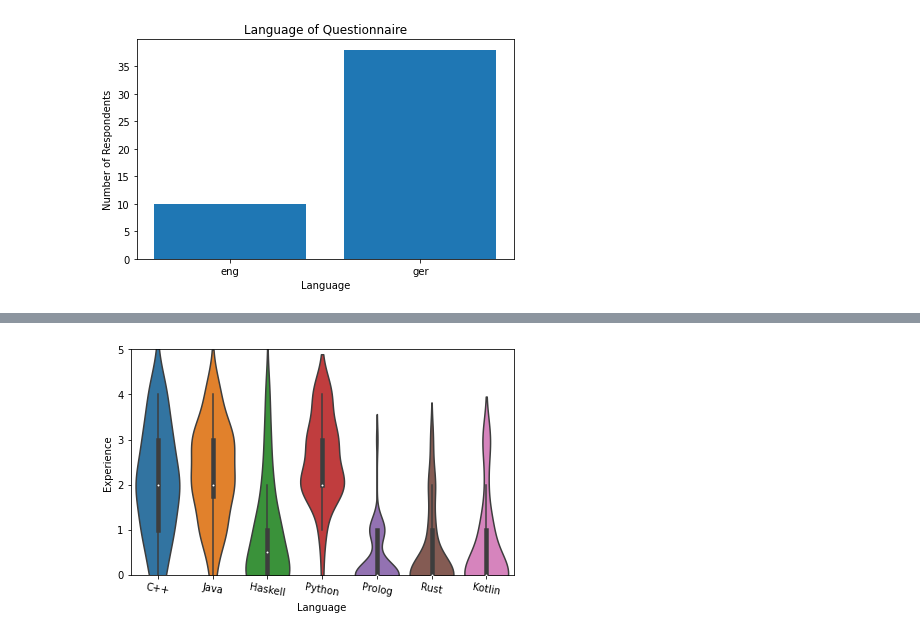
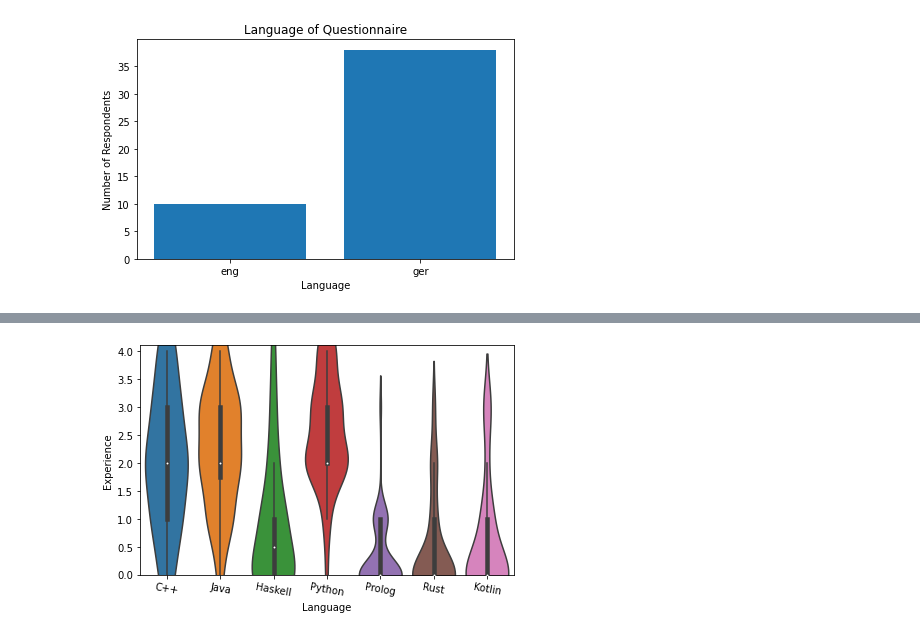
Before and after one commit to Sonaion/bachelor-arbeit, a Jupyter notebook: DataEvaluation/Demographics_01.ipynb, the cells around one changed output, grey strips where cells are left out. Drawn from its saved outputs; the diff is of its cells as text; code cells hidden in the pictures.

Commit message:
updated demographics

```diff
--- a/DataEvaluation/Demographics_01.ipynb
+++ b/DataEvaluation/Demographics_01.ipynb
@@ -17,7 +18,7 @@ if not os.path.exists('./results/demographics'):
 # %%
 df = pd.read_csv('./data/preprocessed_total_data.csv')
 # %%
-def plot_experience(prefix_of_experience, column, df_raw, y_lim=None, path=None):
+def plot_experience(prefix_of_experience, column, df_raw, y_lim=None, path=None, show=True):
     df_programming_lang = df_raw[[column]]
     df_programming_lang.loc[:, column] = df_programming_lang[column].dropna().astype({column: int})
     tmp = dict(df_programming_lang.value_counts().sort_index())
@@ -57,11 +58,14 @@ def plot_experience(prefix_of_experience, column, df_raw, y_lim=None, path=None)
     plt.tight_layout()
     if path is not None:
         plt.savefig(path)
-    plt.show()
+    if show:
+        plt.show()
+    else:
+        plt.close()
     return names, counts
 
 
-def plot_self_assessment(prefix_of_experience, column, df_raw, y_lim=None, path=None):
+def plot_self_assessment(prefix_of_experience, column, df_raw, y_lim=None, path=None, show=True):
     df_programming_lang = df_raw[[column]]
     df_programming_lang.loc[:, column] = df_programming_lang[column].dropna().astype({column: int})
     tmp = dict(df_programming_lang.value_counts().sort_index())
@@ -101,7 +105,10 @@ def plot_self_assessment(prefix_of_experience, column, df_raw, y_lim=None, path=
     plt.tight_layout()
     if path is not None:
         plt.savefig(path)
-    plt.show()
+    if show:
+        plt.show()
+    else:
+        plt.close()
     return names, counts
 # %%
 # plot the occurrence of different values in LANGUAGE as a bar chart
@@ -207,9 +214,9 @@ plt.show()
 # %%
 y_lim = (0, 35)
-names, y_cpp = plot_experience("C++", "ST04_01", df, y_lim, "./results/demographics/language_cpp_experience.pdf")
-_, y_java = plot_experience("Java", "ST04_02", df, y_lim, "./results/demographics/language_java_experience.pdf")
-_, y_haskell = plot_experience("Haskell", "ST04_03", df, y_lim, "./results/demographics/language_haskell_experience.pdf")
-_, y_python = plot_experience("Python", "ST04_04", df, y_lim, "./results/demographics/language_python_experience.pdf")
-_, y_prolog = plot_experience("Prolog", "ST04_05", df, y_lim, "./results/demographics/language_prolog_experience.pdf")
-_, y_rust = plot_experience("Rust", "ST04_06", df, y_lim, "./results/demographics/language_rust_experience.pdf")
-_, y_kotlin =plot_experience("Kotlin", "ST04_07", df, y_lim, "./results/demographics/language_kotlin_experience.pdf")
+names, y_cpp = plot_experience("C++", "ST04_01", df, y_lim, "./results/demographics/language_cpp_experience.pdf", show=False)
+_, y_java = plot_experience("Java", "ST04_02", df, y_lim, "./results/demographics/language_java_experience.pdf", show=False)
+_, y_haskell = plot_experience("Haskell", "ST04_03", df, y_lim, "./results/demographics/language_haskell_experience.pdf", show=False)
+_, y_python = plot_experience("Python", "ST04_04", df, y_lim, "./results/demographics/language_python_experience.pdf", show=False)
+_, y_prolog = plot_experience("Prolog", "ST04_05", df, y_lim, "./results/demographics/language_prolog_experience.pdf", show=False)
+_, y_rust = plot_experience("Rust", "ST04_06", df, y_lim, "./results/demographics/language_rust_experience.pdf", show=False)
+_, y_kotlin =plot_experience("Kotlin", "ST04_07", df, y_lim, "./results/demographics/language_kotlin_experience.pdf", show=False)
@@ -224,30 +223,30 @@ _, y_kotlin =plot_experience("Kotlin", "ST04_07", df, y_lim, "./results/demograp
 # %%
 df_tmp = pd.DataFrame([y_cpp, y_java, y_haskell, y_python, y_prolog, y_rust, y_kotlin], columns=names)
 df_tmp.index = ["C++", "Java", "Haskell", "Python", "Prolog", "Rust", "Kotlin"]
 df_tmp = df_tmp.reset_index()
 df_tmp = df_tmp.rename(columns={"index" : "Language"})
 df_tmp = df_tmp.melt(id_vars=["Language"], var_name="Experience", value_name="count")
 df_tmp.loc[df_tmp["Experience"] == "no experience", "Experience"] = 0
 df_tmp.loc[df_tmp["Experience"] == "little experience", "Experience"] = 1
 df_tmp.loc[df_tmp["Experience"] == "average", "Experience"] = 2
 df_tmp.loc[df_tmp["Experience"] == "experienced", "Experience"] = 3
 df_tmp.loc[df_tmp["Experience"] == "proficient", "Experience"] = 4
 
 df_violin = pd.DataFrame([], columns=["Language", "Experience"])
 for idx, row in df_tmp.iterrows():
     language = row["Language"]
     experience = row["Experience"]
     count = row["count"]
     for _i in range(count):
         df_violin.loc[len(df_violin)] = [language, experience]
 
 df_violin["Experience"] = df_violin["Experience"].astype(int)
 ax = sns.violinplot(x="Language", y="Experience", data=df_violin, scale='width')
-ax.set_ylim(0, 5)
+ax.set_ylim(0, 4.1)
 ax.set_xticklabels(ax.get_xticklabels(), rotation=-10)
 plt.tight_layout()
 plt.savefig('./results/demographics/language_all_experience.pdf')
 # %% [output]
-[figure, old version]
+[figure, new version]
 # %%
 y_lim = (0, 35)
```
Also changed, not shown: parts of 16 cells of this notebook.
